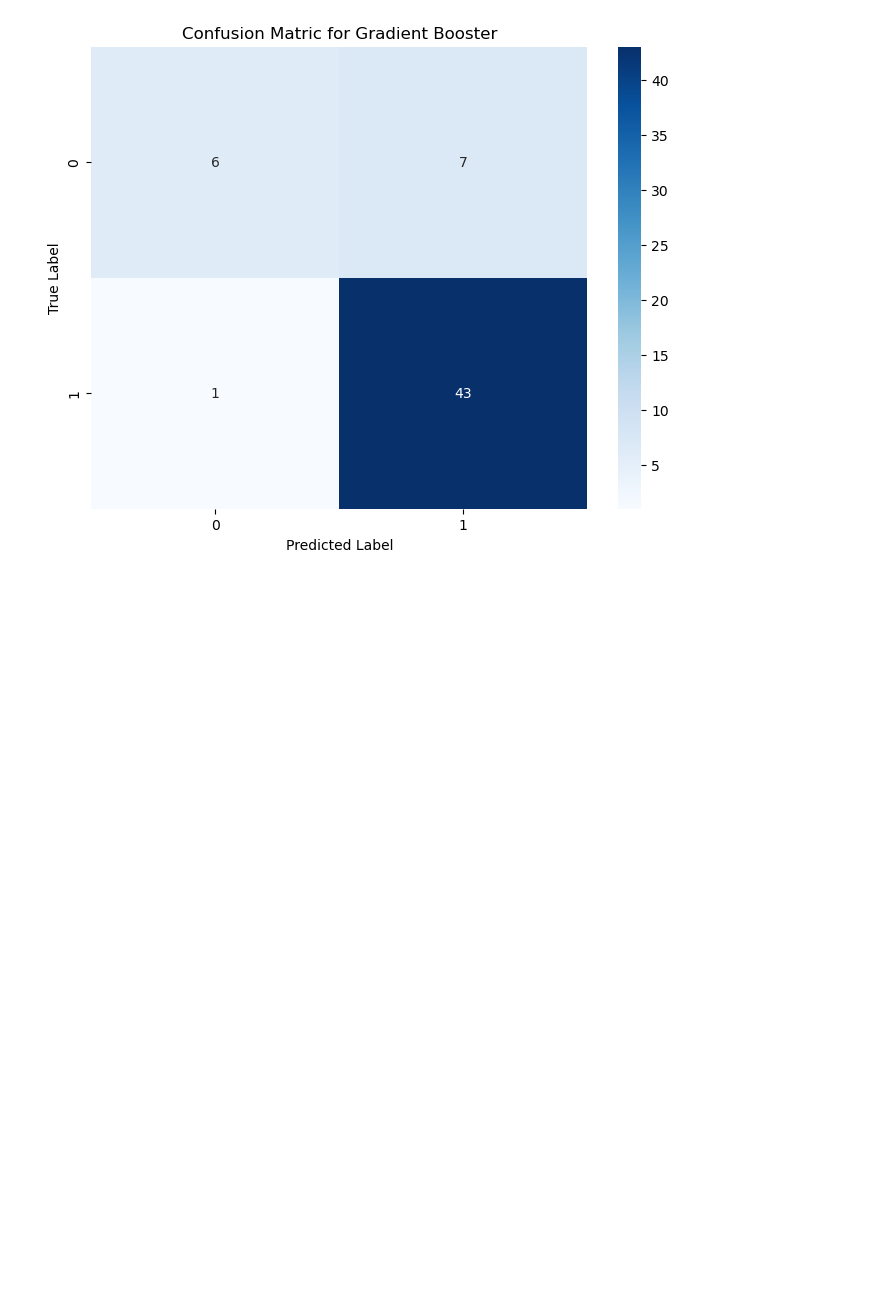
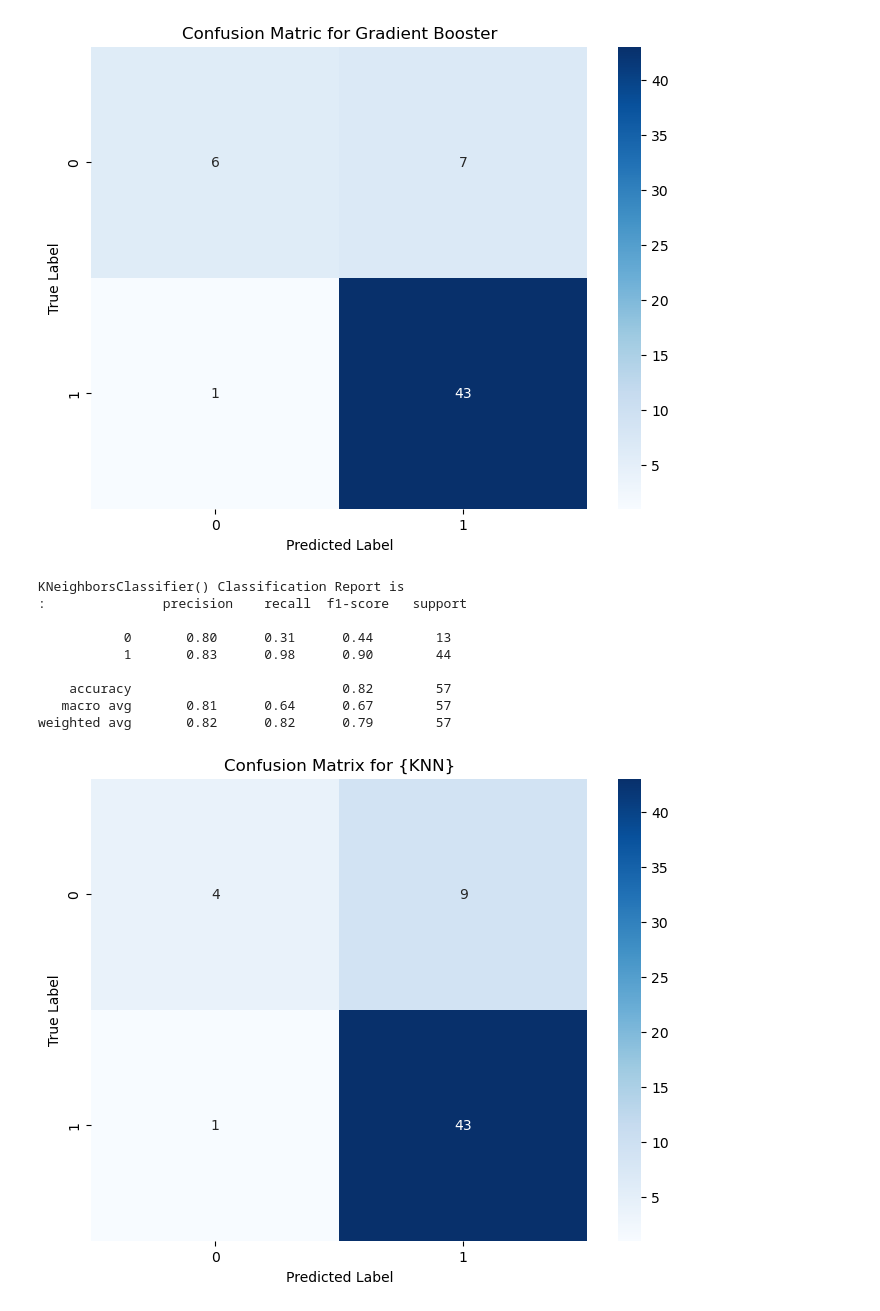
Before and after one commit to MaukanMir/Online-Food-Classifier, a Jupyter notebook: new.ipynb, the cells around one changed output. Cells and saved outputs as stored; diff of their text form; code cells hidden in the pictures; blank space fills up the shorter version.

```diff
--- a/new.ipynb
+++ b/new.ipynb
@@ -410,3 +410,28 @@ GradientBoostingClassifier() classification report
    macro avg       0.86      0.72      0.76        57
 weighted avg       0.86      0.86      0.84        57
 [figure]
+# %%
+KNN = KNeighborsClassifier()
+KNN.fit(X_train_scaled, y_train_encoded)
+predictions = KNN.predict(X_test_scaled)
+accuracy = accuracy_score(predictions, y_test_encoded)
+print(f"{KNN} Classification Report is \n: {classification_report(y_test_encoded, predictions)}")
+
+cm = confusion_matrix(y_test_encoded, predictions)
+plt.figure(figsize=(8,6))
+sns.heatmap(data=cm, annot=True, fmt="g", cmap="Blues")
+plt.title("Confusion Matrix for {KNN}")
+plt.xlabel("Predicted Label")
+plt.ylabel("True Label")
+plt.show()
+# %% [output]
+KNeighborsClassifier() Classification Report is
+:               precision    recall  f1-score   support
+
+           0       0.80      0.31      0.44        13
+           1       0.83      0.98      0.90        44
+
+    accuracy                           0.82        57
+   macro avg       0.81      0.64      0.67        57
+weighted avg       0.82      0.82      0.79        57
+[figure, added]
```
